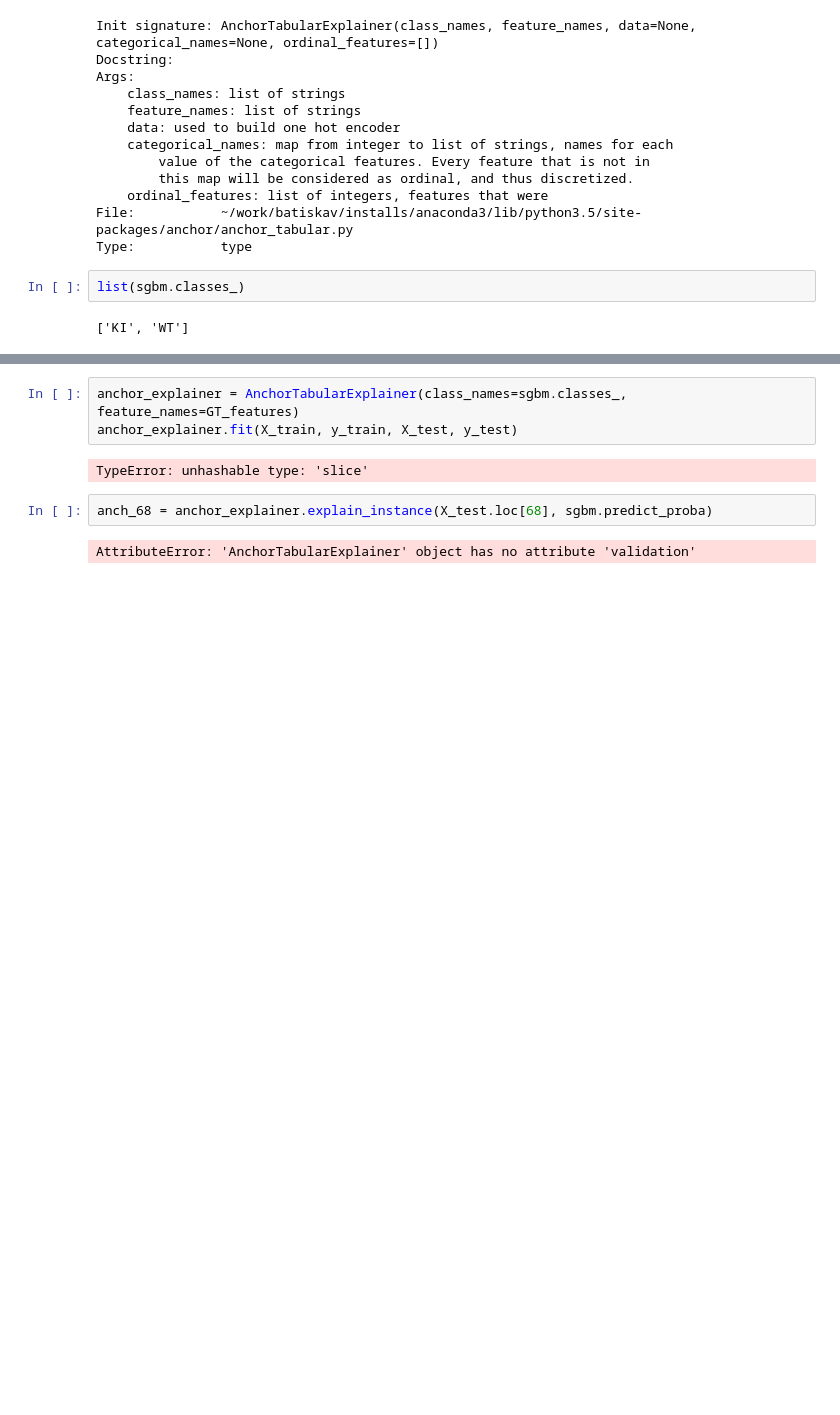
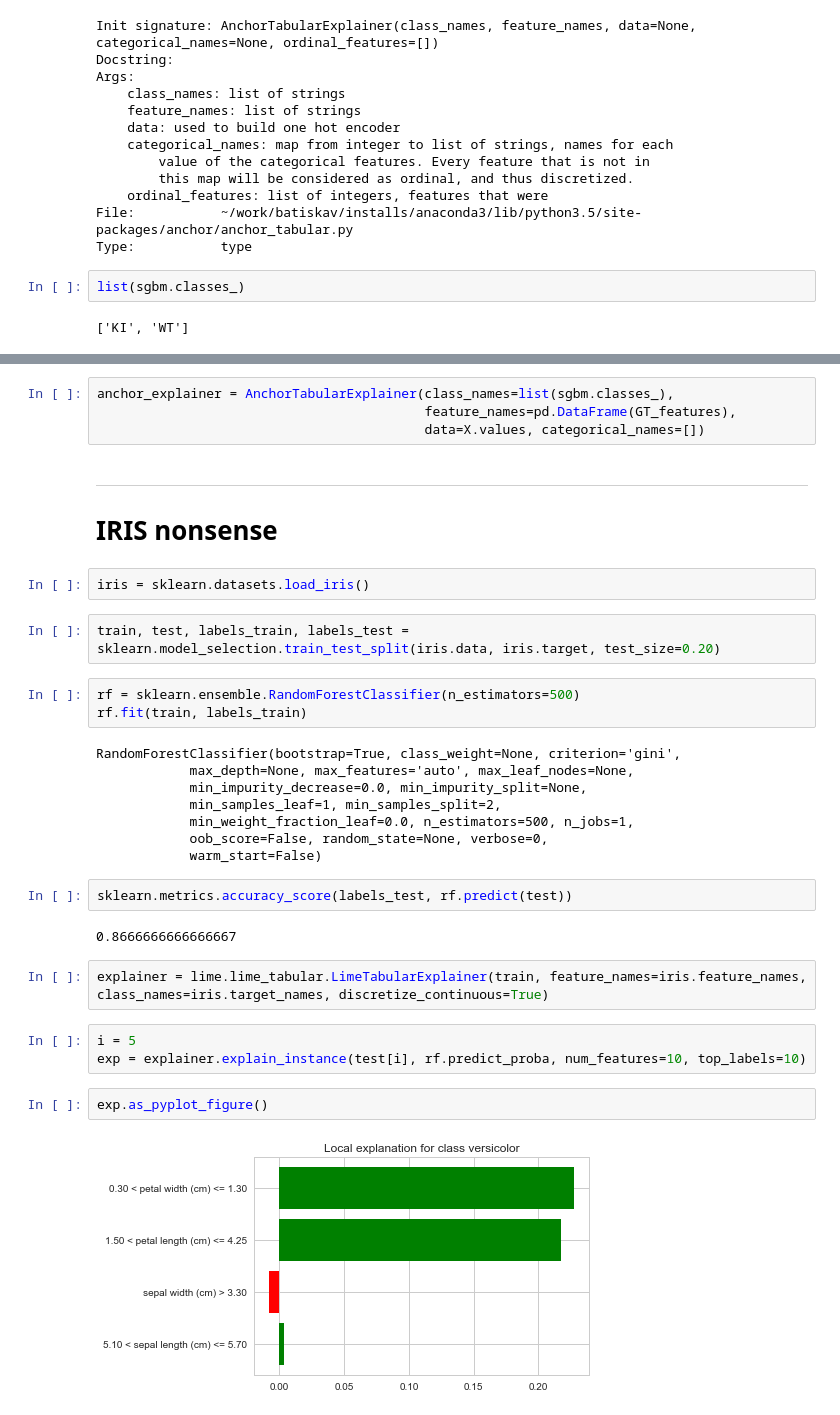
Before and after one commit to tmoerman/alois, a Jupyter notebook: notebooks/03_ashley_21_mar_2018/03_boruta_lime_GT.ipynb, the cells around one changed output, grey strips where cells are left out. Drawn from its saved outputs; the diff is of its cells as text; blank space fills up the shorter version.

Commit message:
some more trial/error with lime and anchors

```diff
--- a/notebooks/03_ashley_21_mar_2018/03_boruta_lime_GT.ipynb
+++ b/notebooks/03_ashley_21_mar_2018/03_boruta_lime_GT.ipynb
@@ -403,9 +394,36 @@ list(sgbm.classes_)
 # %%
-anchor_explainer = AnchorTabularExplainer(class_names=sgbm.classes_, feature_names=GT_features)
-anchor_explainer.fit(X_train, y_train, X_test, y_test)
+anchor_explainer = AnchorTabularExplainer(class_names=list(sgbm.classes_),
+                                          feature_names=pd.DataFrame(GT_features),
+                                          data=X.values, categorical_names=[])
-# %% [output]
-TypeError: unhashable type: 'slice'
-# %%
-anch_68 = anchor_explainer.explain_instance(X_test.loc[68], sgbm.predict_proba)
-# %% [output]
-AttributeError: 'AnchorTabularExplainer' object has no attribute 'validation'
+# %% [markdown]
+---
+
+# IRIS nonsense
+# %%
+iris = sklearn.datasets.load_iris()
+# %%
+train, test, labels_train, labels_test = sklearn.model_selection.train_test_split(iris.data, iris.target, test_size=0.20)
+# %%
+rf = sklearn.ensemble.RandomForestClassifier(n_estimators=500)
+rf.fit(train, labels_train)
+# %% [output]
+RandomForestClassifier(bootstrap=True, class_weight=None, criterion='gini',
+            max_depth=None, max_features='auto', max_leaf_nodes=None,
+            min_impurity_decrease=0.0, min_impurity_split=None,
+            min_samples_leaf=1, min_samples_split=2,
+            min_weight_fraction_leaf=0.0, n_estimators=500, n_jobs=1,
+            oob_score=False, random_state=None, verbose=0,
+            warm_start=False)
+# %%
+sklearn.metrics.accuracy_score(labels_test, rf.predict(test))
+# %% [output]
+0.8666666666666667
+# %%
+explainer = lime.lime_tabular.LimeTabularExplainer(train, feature_names=iris.feature_names, class_names=iris.target_names, discretize_continuous=True)
+# %%
+i = 5
+exp = explainer.explain_instance(test[i], rf.predict_proba, num_features=10, top_labels=10)
+# %%
+exp.as_pyplot_figure()
+# %% [output]
+[figure, added]
```
Also changed, not shown: parts of 11 cells of this notebook, 4 other files.
